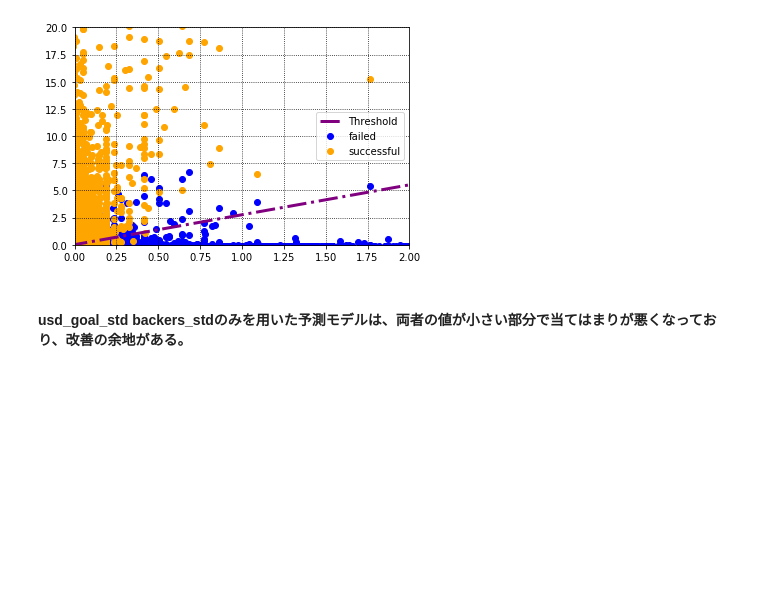
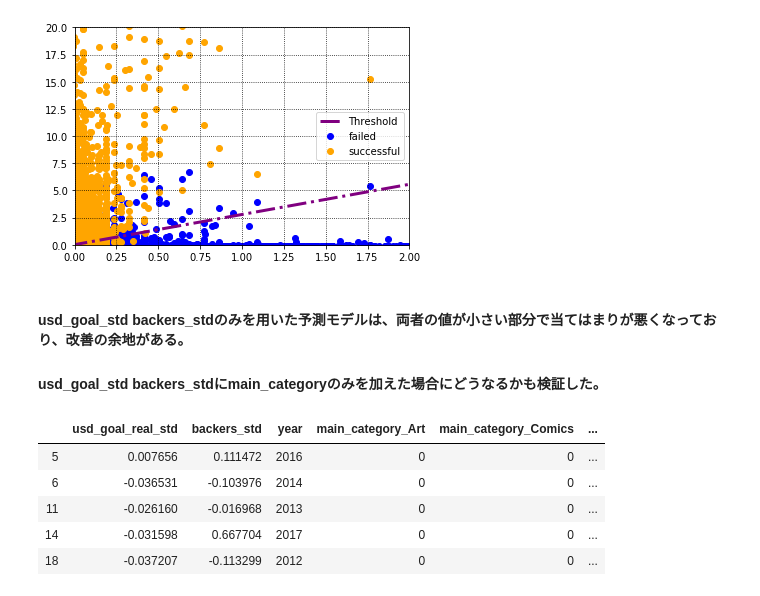
Before and after one commit to energygorilla/skillupAI, a Jupyter notebook: Day1_work_清水源一郎.ipynb, the cells around one changed output. Drawn from its saved outputs; the diff is of its cells as text; code cells hidden in the pictures; blank space fills up the shorter version.

```diff
--- a/Day1_work_清水源一郎.ipynb
+++ b/Day1_work_清水源一郎.ipynb
@@ -639,3 +631,14 @@ plt.show()
 [figure]
 # %% [markdown]
 #### usd_goal_std backers_stdのみを用いた予測モデルは、両者の値が小さい部分で当てはまりが悪くなっており、改善の余地がある。
+#### usd_goal_std backers_stdにmain_categoryのみを加えた場合にどうなるかも検証した。
+# %%
+X3 = df_ks_2.drop(["state", "launched", "country", "usd_goal_real", "backers", "name", "category", "currency", "deadline", "goal", "delta", "year"], axis=1)
+X.head()
+# %% [output]
+|  | usd_goal_real_std | backers_std | year | main_category_Art | main_category_Comics | ... |
+| 5 | 0.007656 | 0.111472 | 2016 | 0 | 0 | ... |
+| 6 | -0.036531 | -0.103976 | 2014 | 0 | 0 | ... |
+| 11 | -0.026160 | -0.016968 | 2013 | 0 | 0 | ... |
+| 14 | -0.031598 | 0.667704 | 2017 | 0 | 0 | ... |
+| 18 | -0.037207 | -0.113299 | 2012 | 0 | 0 | ... |
```
Also changed, not shown: parts of 12 cells of this notebook.
